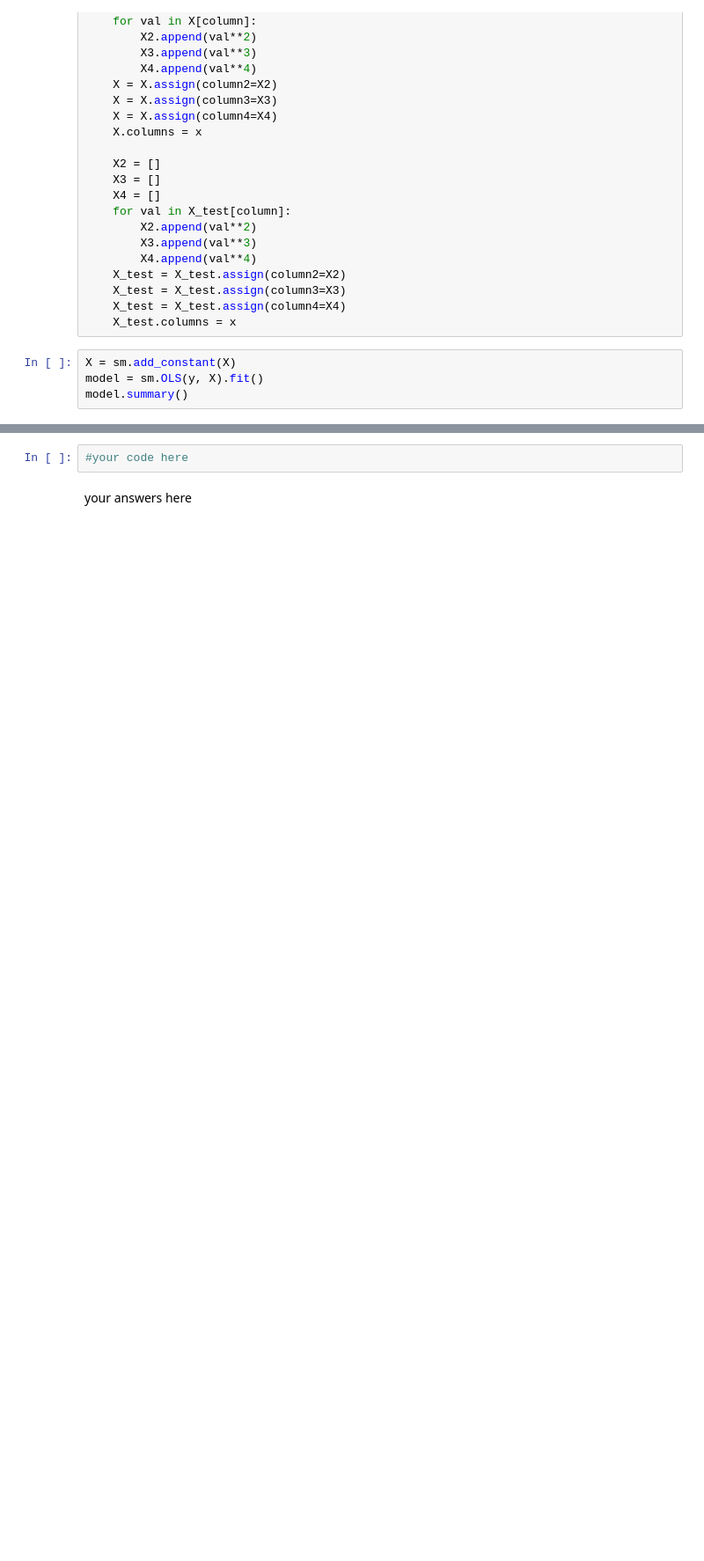
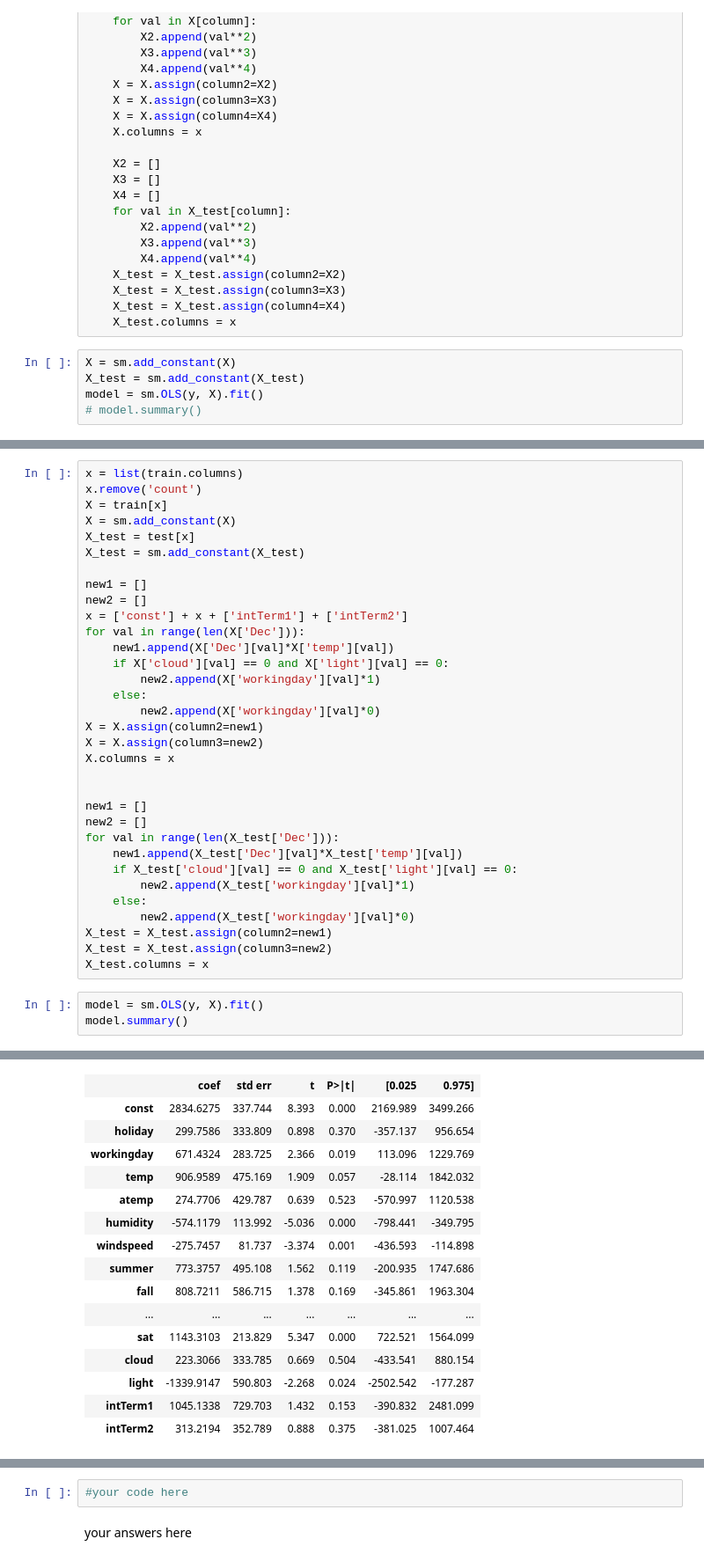
Before and after one commit to nondracek/CS109_GroupWork, a Jupyter notebook: 4/cs109a_hw4.ipynb, the cells around one changed output, grey strips where cells are left out. Shown: that part at 88% size. Drawn from its saved outputs; the diff is of its cells as text; blank space fills up the shorter version.

```diff
--- a/4/cs109a_hw4.ipynb
+++ b/4/cs109a_hw4.ipynb
@@ -383,5 +383,6 @@ for column in continuousx:
     X_test.columns = x
 # %%
 X = sm.add_constant(X)
+X_test = sm.add_constant(X_test)
 model = sm.OLS(y, X).fit()
-model.summary()
+# model.summary()
@@ -453,0 +410,37 @@ x
+# %%
+x = list(train.columns)
+x.remove('count')
+X = train[x]
+X = sm.add_constant(X)
+X_test = test[x]
+X_test = sm.add_constant(X_test)
+
+new1 = []
+new2 = []
+x = ['const'] + x + ['intTerm1'] + ['intTerm2']
+for val in range(len(X['Dec'])):
+    new1.append(X['Dec'][val]*X['temp'][val])
+    if X['cloud'][val] == 0 and X['light'][val] == 0:
+        new2.append(X['workingday'][val]*1)
+    else:
+        new2.append(X['workingday'][val]*0)
+X = X.assign(column2=new1)
+X = X.assign(column3=new2)
+X.columns = x
+
+
+new1 = []
+new2 = []
+for val in range(len(X_test['Dec'])):
+    new1.append(X_test['Dec'][val]*X_test['temp'][val])
+    if X_test['cloud'][val] == 0 and X_test['light'][val] == 0:
+        new2.append(X_test['workingday'][val]*1)
+    else:
+        new2.append(X_test['workingday'][val]*0)
+X_test = X_test.assign(column2=new1)
+X_test = X_test.assign(column3=new2)
+X_test.columns = x
+# %%
+model = sm.OLS(y, X).fit()
+model.summary()
+# %% [output]
@@ -453,0 +457,16 @@ x
+|  | coef | std err | t | P>|t| | [0.025 | 0.975] |
+| const | 2834.6275 | 337.744 | 8.393 | 0.000 | 2169.989 | 3499.266 |
+| holiday | 299.7586 | 333.809 | 0.898 | 0.370 | -357.137 | 956.654 |
+| workingday | 671.4324 | 283.725 | 2.366 | 0.019 | 113.096 | 1229.769 |
+| temp | 906.9589 | 475.169 | 1.909 | 0.057 | -28.114 | 1842.032 |
+| atemp | 274.7706 | 429.787 | 0.639 | 0.523 | -570.997 | 1120.538 |
+| humidity | -574.1179 | 113.992 | -5.036 | 0.000 | -798.441 | -349.795 |
+| windspeed | -275.7457 | 81.737 | -3.374 | 0.001 | -436.593 | -114.898 |
+| summer | 773.3757 | 495.108 | 1.562 | 0.119 | -200.935 | 1747.686 |
+| fall | 808.7211 | 586.715 | 1.378 | 0.169 | -345.861 | 1963.304 |
+| ... | ... | ... | ... | ... | ... | ... |
+| sat | 1143.3103 | 213.829 | 5.347 | 0.000 | 722.521 | 1564.099 |
+| cloud | 223.3066 | 333.785 | 0.669 | 0.504 | -433.541 | 880.154 |
+| light | -1339.9147 | 590.803 | -2.268 | 0.024 | -2502.542 | -177.287 |
+| intTerm1 | 1045.1338 | 729.703 | 1.432 | 0.153 | -390.832 | 2481.099 |
+| intTerm2 | 313.2194 | 352.789 | 0.888 | 0.375 | -381.025 | 1007.464 |
```
Also changed, not shown: parts of 8 cells of this notebook.
